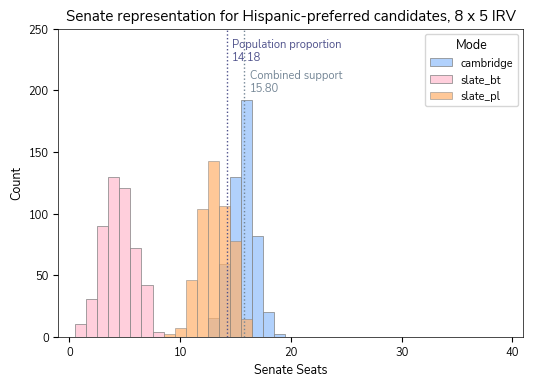
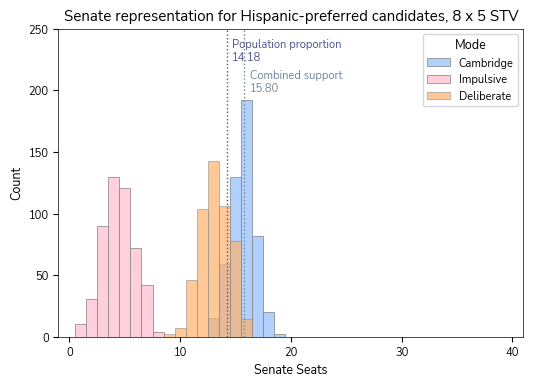
The notebook cell's code change between the first figure and the second:
--- before
+++ after
@@ -15,4 +15,10 @@
     "slate_bt": "xkcd:pale pink",
     "slate_pl": "xkcd:apricot"
+}
+# Define the mapping for the new legend labels
+legend_mapping = {
+    "slate_bt": "Impulsive",
+    "slate_pl": "Deliberate",
+    "cambridge": "Cambridge"
 }
 
@@ -40,5 +46,5 @@
 
     sen_assem = "Senate" if dn*dist_seats[dn] == 40 else "Assembly"
-    election = "STV" if dist_seats[dn]==1 else "IRV"
+    election = "IRV" if dist_seats[dn]==1 else "STV"
     ylim = 250 if sen_assem == "Senate" else 150
 
@@ -50,9 +56,26 @@
     ax.set_ylabel("Count")
     ax.set_title(f"{sen_assem} representation for Hispanic-preferred candidates, {dn} x {dist_seats[dn]} {election}")
+    ax.tick_params(axis='both', which='major', labelsize=8)
 
-    # Add legend for modes
-    ax.legend(title="Mode", fontsize=8)
 
-    ax.tick_params(axis='both', which='major', labelsize=8)
+    # ADD A MODIFIED LEGEND
+    # Get handles and labels from the current axes
+    handles, labels = ax.get_legend_handles_labels()
+
+    # Filter out vertical line handles and labels from the main histogram legend
+    # and map the labels to the new, descriptive names
+    new_labels = []
+    new_handles = []
+    
+    for handle, label in zip(handles, labels):
+        # Only process labels that are keys in the legend_mapping (i.e., histogram labels)
+        if label in legend_mapping:
+            new_labels.append(legend_mapping[label])
+            new_handles.append(handle)
+
+    # Add legend for modes using the new labels
+    ax.legend(new_handles, new_labels, title="Mode", fontsize=8)
+
+
 
     ### ADD VERTICAL LINES

Commit: Change histogram legends